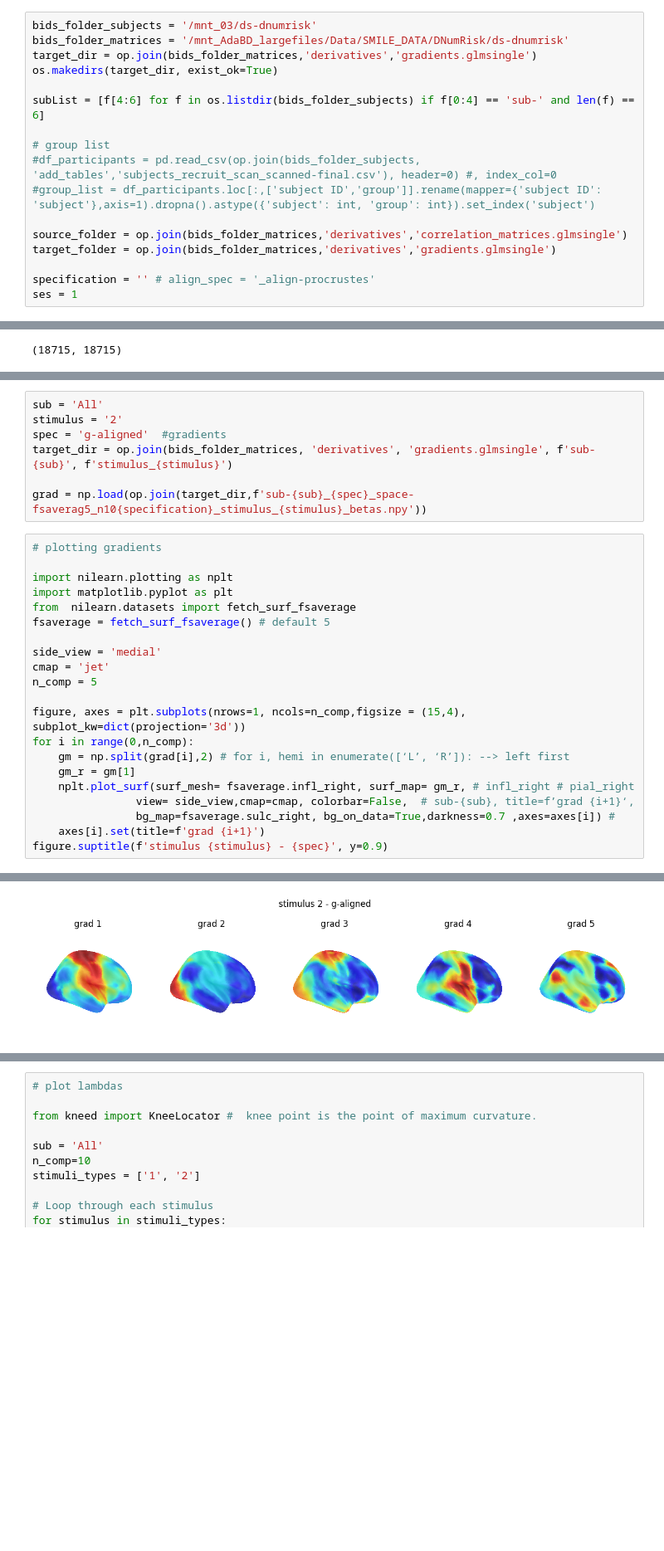
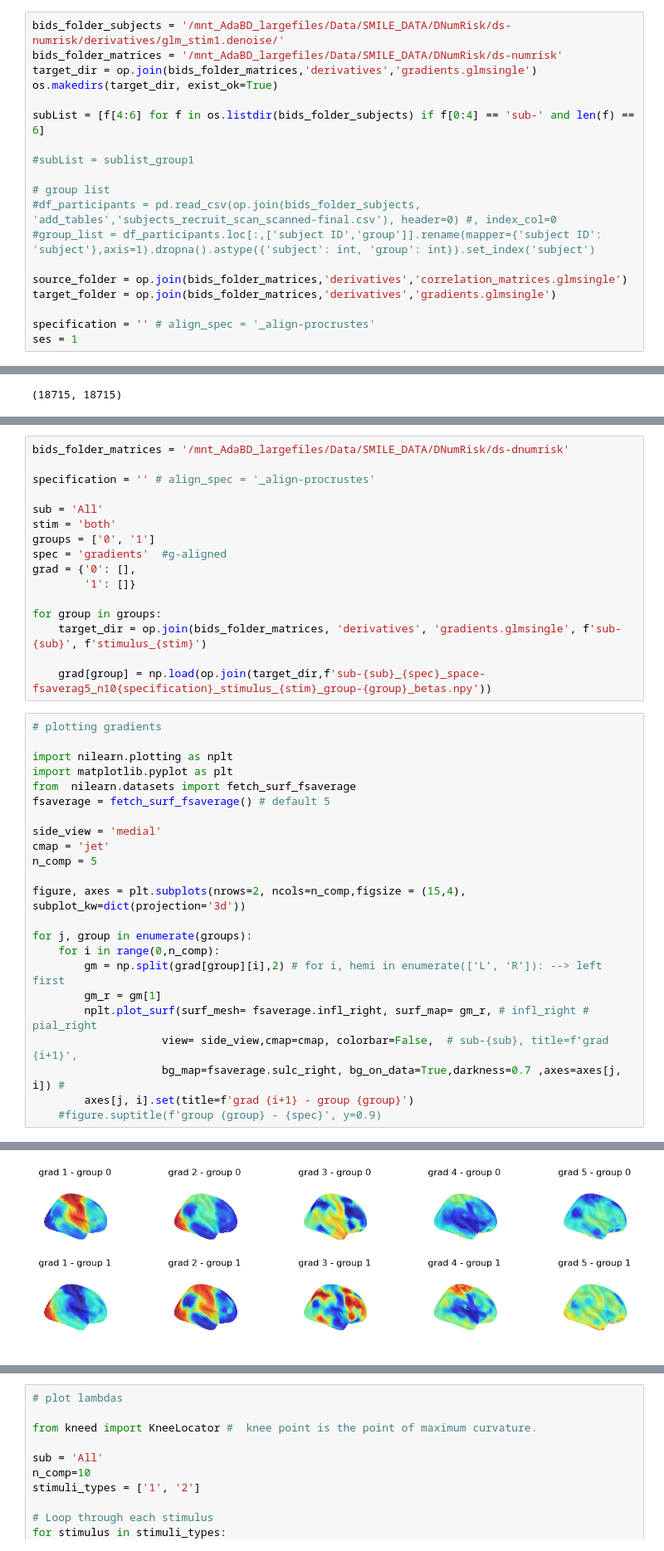
Before and after one commit to mrenke/parietal_patterns, a Jupyter notebook: sophie/average_gradient_glmsingle.ipynb, the cells around one changed output, grey strips where cells are left out. Shown at 83% size. Drawn from its saved outputs; the diff is of its cells as text; blank space fills up the shorter version.

```diff
--- a/sophie/average_gradient_glmsingle.ipynb
+++ b/sophie/average_gradient_glmsingle.ipynb
@@ -11,10 +29,12 @@ import matplotlib.pyplot as plt
 # %%
-bids_folder_subjects = '/mnt_03/ds-dnumrisk'
-bids_folder_matrices = '/mnt_AdaBD_largefiles/Data/SMILE_DATA/DNumRisk/ds-dnumrisk'
+bids_folder_subjects = '/mnt_AdaBD_largefiles/Data/SMILE_DATA/DNumRisk/ds-numrisk/derivatives/glm_stim1.denoise/'
+bids_folder_matrices = '/mnt_AdaBD_largefiles/Data/SMILE_DATA/DNumRisk/ds-numrisk'
 target_dir = op.join(bids_folder_matrices,'derivatives','gradients.glmsingle')
 os.makedirs(target_dir, exist_ok=True)
 
 subList = [f[4:6] for f in os.listdir(bids_folder_subjects) if f[0:4] == 'sub-' and len(f) == 6]
+
+#subList = sublist_group1
 
 # group list
 #df_participants = pd.read_csv(op.join(bids_folder_subjects, 'add_tables','subjects_recruit_scan_scanned-final.csv'), header=0) #, index_col=0
@@ -177,10 +400,19 @@ av_cm.shape
 # %%
+bids_folder_matrices = '/mnt_AdaBD_largefiles/Data/SMILE_DATA/DNumRisk/ds-dnumrisk'
+
+specification = '' # align_spec = '_align-procrustes'
+
 sub = 'All'
-stimulus = '2'
-spec = 'g-aligned'  #gradients
-target_dir = op.join(bids_folder_matrices, 'derivatives', 'gradients.glmsingle', f'sub-{sub}', f'stimulus_{stimulus}')
+stim = 'both'
+groups = ['0', '1']
+spec = 'gradients'  #g-aligned
+grad = {'0': [],
+        '1': []}
 
-grad = np.load(op.join(target_dir,f'sub-{sub}_{spec}_space-fsaverag5_n10{specification}_stimulus_{stimulus}_betas.npy'))
+for group in groups:
+    target_dir = op.join(bids_folder_matrices, 'derivatives', 'gradients.glmsingle', f'sub-{sub}', f'stimulus_{stim}')
+
+    grad[group] = np.load(op.join(target_dir,f'sub-{sub}_{spec}_space-fsaverag5_n10{specification}_stimulus_{stim}_group-{group}_betas.npy'))
 # %%
 # plotting gradients
 
@@ -193,13 +425,15 @@ side_view = 'medial'
 cmap = 'jet'
 n_comp = 5
 
-figure, axes = plt.subplots(nrows=1, ncols=n_comp,figsize = (15,4), subplot_kw=dict(projection='3d'))
-for i in range(0,n_comp):
-    gm = np.split(grad[i],2) # for i, hemi in enumerate([‘L’, ‘R’]): --> left first
-    gm_r = gm[1]
-    nplt.plot_surf(surf_mesh= fsaverage.infl_right, surf_map= gm_r, # infl_right # pial_right
-                view= side_view,cmap=cmap, colorbar=False,  # sub-{sub}, title=f’grad {i+1}‘,
-                bg_map=fsaverage.sulc_right, bg_on_data=True,darkness=0.7 ,axes=axes[i]) #
-    axes[i].set(title=f'grad {i+1}')
-figure.suptitle(f'stimulus {stimulus} - {spec}', y=0.9)
+figure, axes = plt.subplots(nrows=2, ncols=n_comp,figsize = (15,4), subplot_kw=dict(projection='3d'))
+
+for j, group in enumerate(groups):
+    for i in range(0,n_comp):
+        gm = np.split(grad[group][i],2) # for i, hemi in enumerate([‘L’, ‘R’]): --> left first
+        gm_r = gm[1]
+        nplt.plot_surf(surf_mesh= fsaverage.infl_right, surf_map= gm_r, # infl_right # pial_right
+                    view= side_view,cmap=cmap, colorbar=False,  # sub-{sub}, title=f’grad {i+1}‘,
+                    bg_map=fsaverage.sulc_right, bg_on_data=True,darkness=0.7 ,axes=axes[j, i]) #
+        axes[j, i].set(title=f'grad {i+1} - group {group}')
+    #figure.suptitle(f'group {group} - {spec}', y=0.9)
 # %% [output]
@@ -207 +440 @@ Text(0.5, 0.9, 'stimulus 2 - g-aligned')
-[figure, old version]
+[figure, new version]
```
Also changed, not shown: parts of 27 cells of this notebook, 5 other files.
